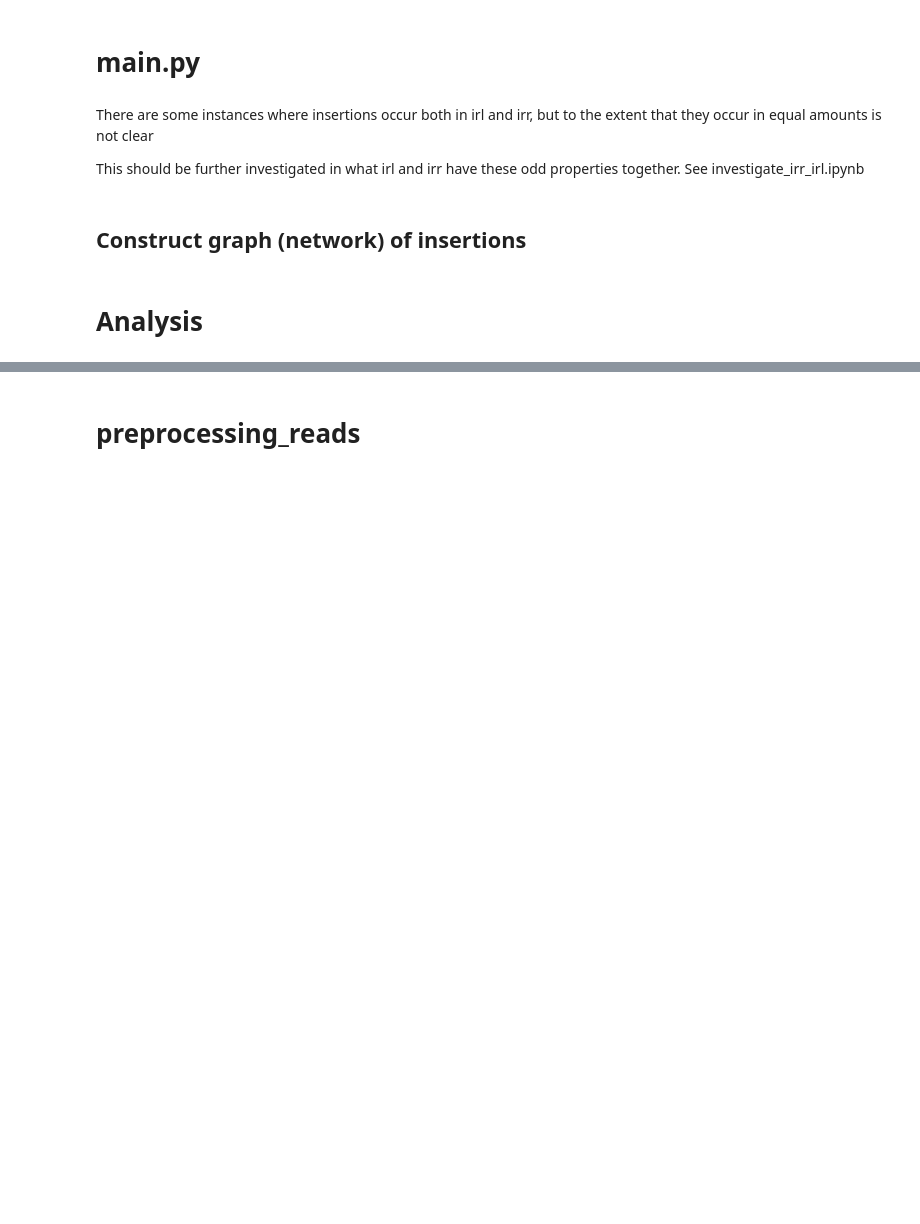
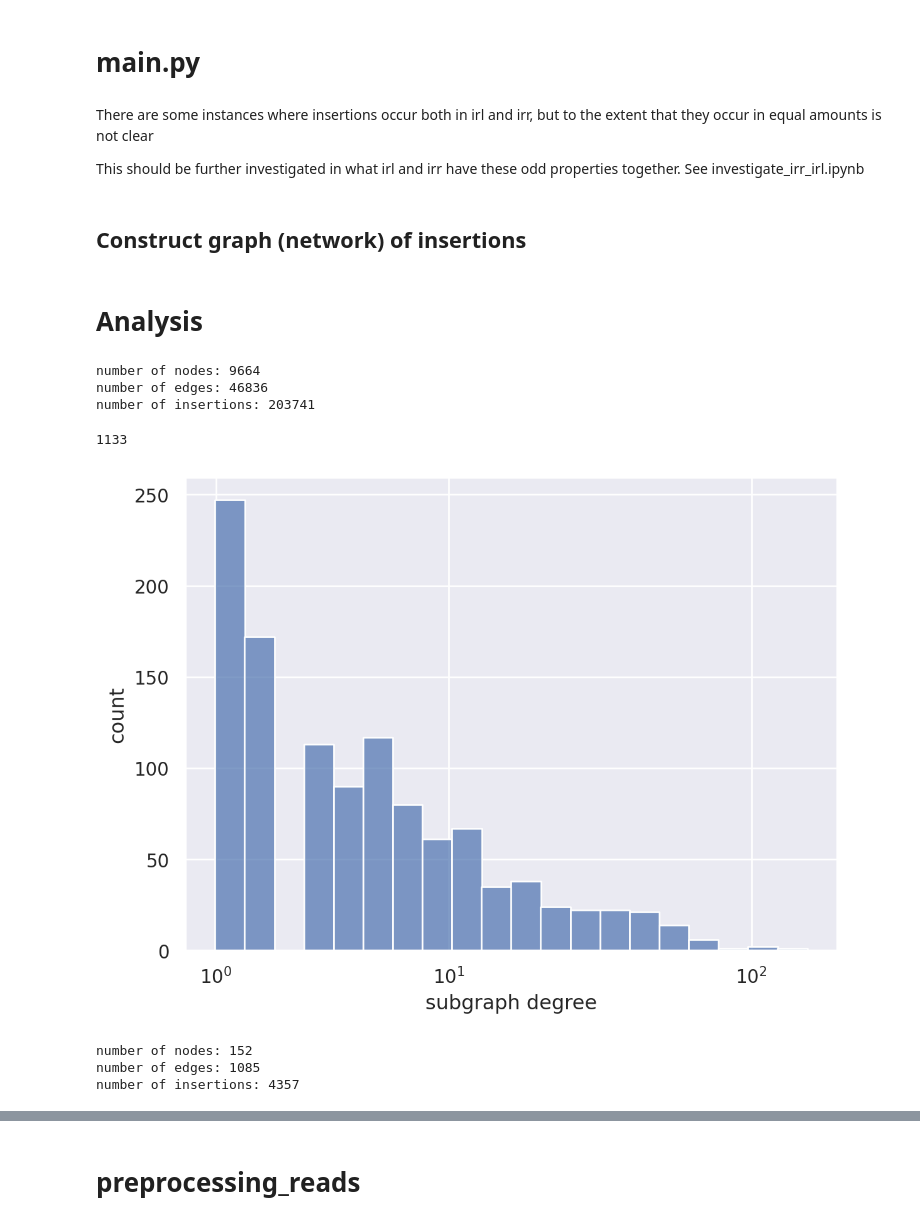
Before and after one commit to RogersLabGroup/NetCIS, a Jupyter notebook: testing.ipynb, the cells around one changed output, grey strips where cells are left out. Cells and saved outputs as stored; diff of their text form; code cells hidden in the pictures; blank space fills up the shorter version.

```diff
--- a/testing.ipynb
+++ b/testing.ipynb
@@ -1315,18 +1316,32 @@ def graph_properties(G):
         num_inserts += G.nodes[node]['counts']
     print(f"number of insertions: {num_inserts}")
 # %%
-G = nx.read_graphml(args['output'] / 'case-chr1.graphml')
+G = nx.read_graphml(args['output'] / 'case' / 'chr1.graphml')
 graph_properties(G)
+# %% [output]
+number of nodes: 9664
+number of edges: 46836
+number of insertions: 203741
 # %%
 subgraphs_by_nodes = sorted(nx.connected_components(G), key=len, reverse=True)
-num_subgraphs = len(subgraphs_by_nodes)
-num_subgraphs
+len(subgraphs_by_nodes)
+# %% [output]
+1133
 # %%
 subgraph_degrees = [ len(c) for c in sorted(nx.connected_components(G), key=len, reverse=True) ]
 (
     so.Plot(x=subgraph_degrees)
-    .add(so.Bars(), so.Hist(bins=50))
+    .add(so.Bars(), so.Hist(bins=20))
     .scale(x="symlog")
     .label(x='subgraph degree', y='count')
 )
+# %% [output]
+[figure, added]
+# %%
+tmp_subgraph = G.subgraph(subgraphs_by_nodes[0])
+graph_properties(tmp_subgraph)
+# %% [output]
+number of nodes: 152
+number of edges: 1085
+number of insertions: 4357
 # %%
```
Also changed, not shown: parts of 7 cells of this notebook, 2 other files.
